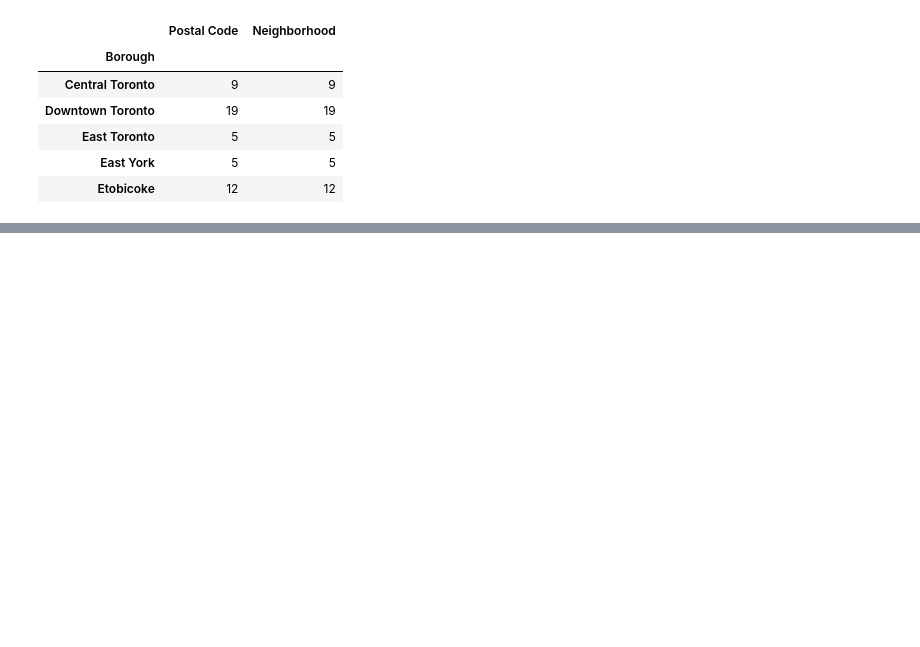
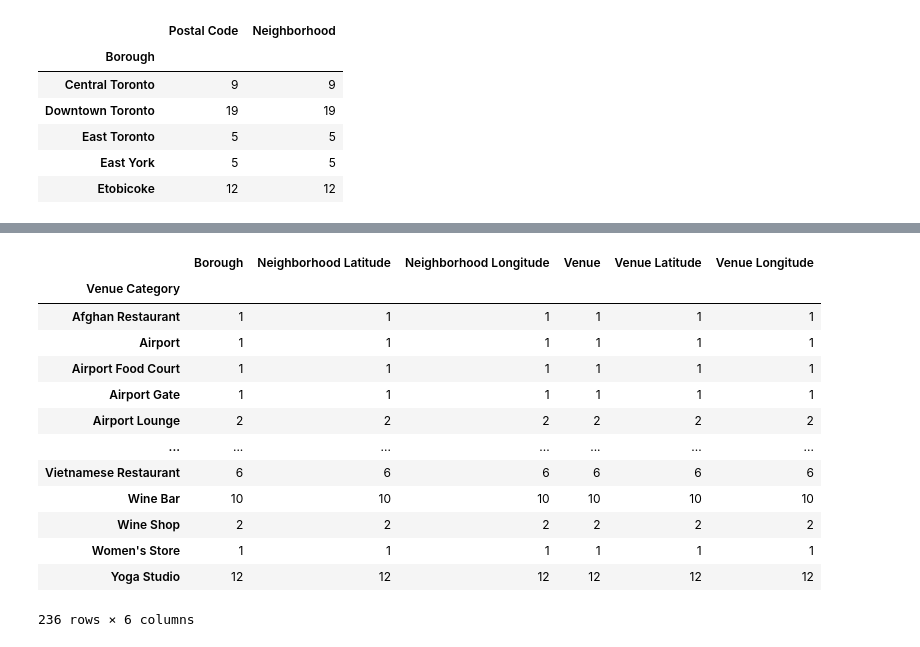
Before and after one commit to alunavat/segmenting_and_clustering_neighborhoods_in_toronto, a Jupyter notebook: Segmenting and Clustering Neighborhoods in Toronto.ipynb, the cells around one changed output, grey strips where cells are left out. Cells and saved outputs as stored; diff of their text form; code cells hidden in the pictures; blank space fills up the shorter version.

Commit message:
Added Foursqare and then analysis of borough in Toronto

```diff
--- a/Segmenting and Clustering Neighborhoods in Toronto.ipynb
+++ b/Segmenting and Clustering Neighborhoods in Toronto.ipynb
@@ -100,0 +177,2 @@ torronto_grouped.head()
+# %%
+torronto_merged = torronto_data.drop(["Latitude", "Longitude"], axis=1)
@@ -100,0 +312,38 @@ torronto_grouped.head()
+# %%
+#As done in the lab, repeating the same process for all boroughs
+
+def getNearvyVenues(names, latitudes, longitudes, radius=500):
+    venues_list=[]
+    for name, lat, long in zip(names,latitudes,longitudes):
+        url = 'https://api.foursquare.com/v2/venues/explore?client_id={}&client_secret={}&ll={},{}&v={}&radius={}&limit={}'.format(CLIENT_ID, CLIENT_SECRET, lat, long, VERSION, radius, LIMIT)
+        results = requests.get(url).json()['response']['groups'][0]['items']
+
+        # return only relevant information for each nearby venue
+        venues_list.append([(
+            name,
+            lat,
+            lng,
+            v['venue']['name'],
+            v['venue']['location']['lat'],
+            v['venue']['location']['lng'],
+            v['venue']['categories'][0]['name']) for v in results])
+
+    nearby_venues = pd.DataFrame([item for venue_list in venues_list for item in venue_list])
+    nearby_venues.columns = ['Borough',
+                  'Neighborhood Latitude',
+                  'Neighborhood Longitude',
+                  'Venue',
+                  'Venue Latitude',
+                  'Venue Longitude',
+                  'Venue Category']
+
+    return(nearby_venues)
+# %%
+#We will be analysing the data for Boroughs having the word Torront
+dt_data = torronto_merged
+dt_torr = dt_data[dt_data['Borough'].str.contains("Toronto", regex=True)]
+
+torronto_venues = getNearvyVenues(names=dt_torr['Borough'],
+                                   latitudes=dt_torr['Latitude'],
+                                   longitudes=dt_torr['Longitude']
+                                  )
@@ -100,0 +359,20 @@ torronto_grouped.head()
+# %%
+#Grouping data using venue category
+torronto_venues.groupby("Venue Category").count()
+
+#Found that there are a total of 236 unique venue categories
+# %% [output]
+|  | Borough | Neighborhood Latitude | Neighborhood Longitude | Venue | Venue Latitude | Venue Longitude |
+| Venue Category |  |  |  |  |  |  |
+| Afghan Restaurant | 1 | 1 | 1 | 1 | 1 | 1 |
+| Airport | 1 | 1 | 1 | 1 | 1 | 1 |
+| Airport Food Court | 1 | 1 | 1 | 1 | 1 | 1 |
+| Airport Gate | 1 | 1 | 1 | 1 | 1 | 1 |
+| Airport Lounge | 2 | 2 | 2 | 2 | 2 | 2 |
+| ... | ... | ... | ... | ... | ... | ... |
+| Vietnamese Restaurant | 6 | 6 | 6 | 6 | 6 | 6 |
+| Wine Bar | 10 | 10 | 10 | 10 | 10 | 10 |
+| Wine Shop | 2 | 2 | 2 | 2 | 2 | 2 |
+| Women's Store | 1 | 1 | 1 | 1 | 1 | 1 |
+| Yoga Studio | 12 | 12 | 12 | 12 | 12 | 12 |
+236 rows × 6 columns
```
Also changed, not shown: parts of 29 cells of this notebook.
